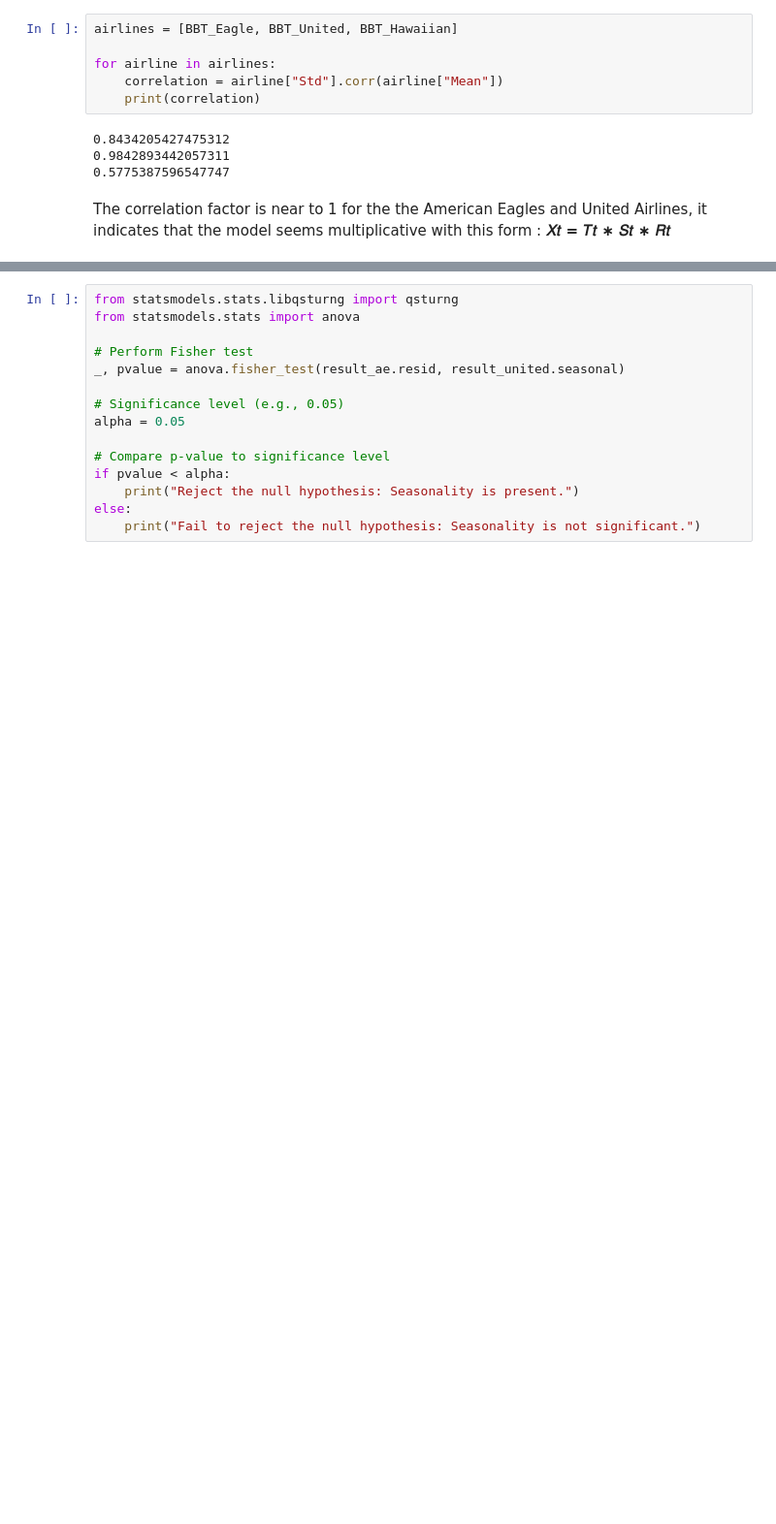
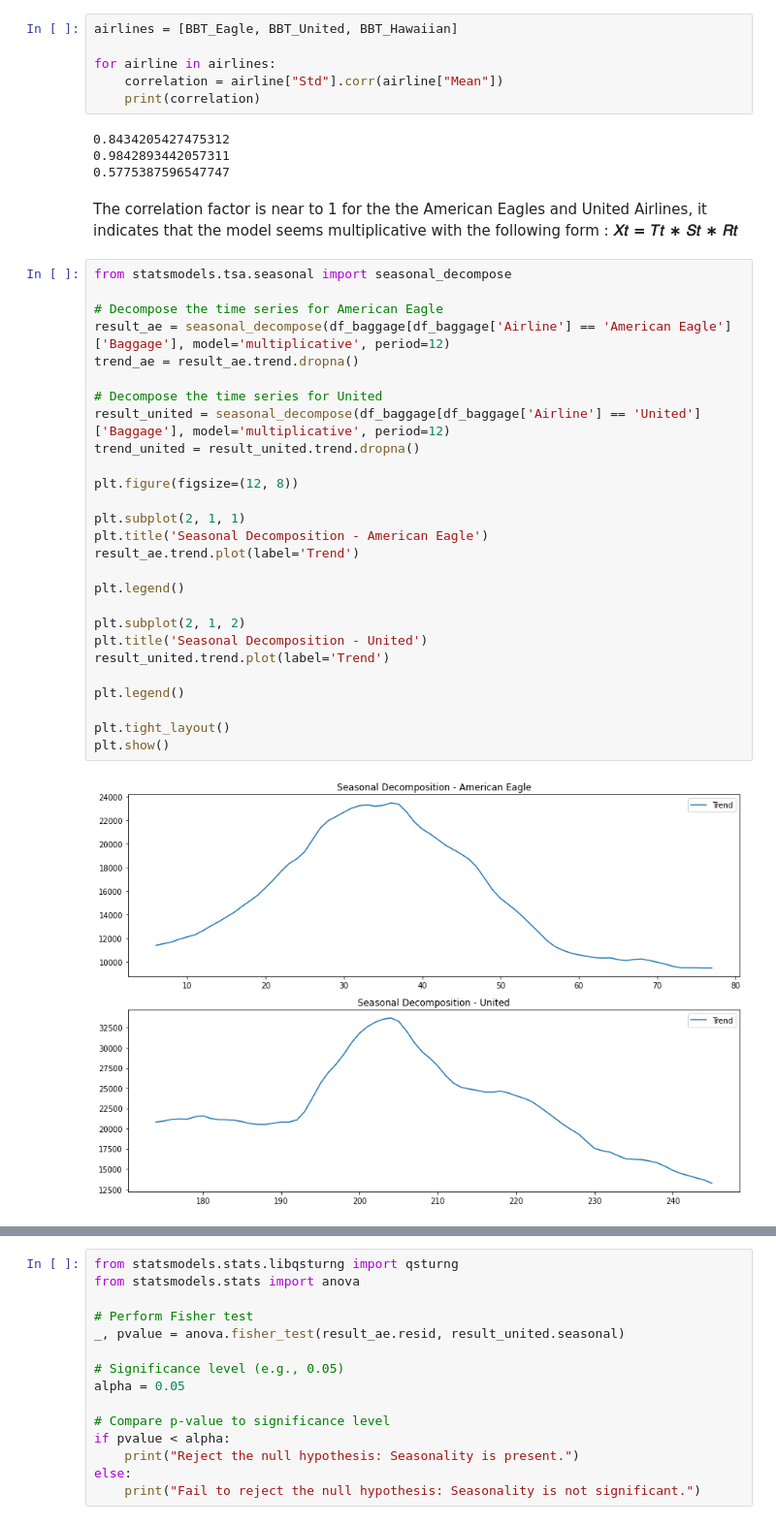
Before and after one commit to claragbl/Time_Series_Analysis_Project, a Jupyter notebook: Time_Series_Gaubil_Rageot.ipynb, the cells around one changed output, grey strips where cells are left out. Shown: that part at 97% size. Cells and saved outputs as stored; diff of their text form; blank space fills up the shorter version.

```diff
--- a/Time_Series_Gaubil_Rageot.ipynb
+++ b/Time_Series_Gaubil_Rageot.ipynb
@@ -450,5 +451,34 @@ for airline in airlines:
 0.9842893442057311
 0.5775387596547747
 # %% [markdown]
-The correlation factor is near to 1 for the the American Eagles and United Airlines, it indicates that the model seems multiplicative with this form : **𝑋𝑡 = 𝑇𝑡 ∗ 𝑆𝑡 ∗ 𝑅𝑡**
+The correlation factor is near to 1 for the the American Eagles and United Airlines, it indicates that the model seems multiplicative with the following form : **𝑋𝑡 = 𝑇𝑡 ∗ 𝑆𝑡 ∗ 𝑅𝑡**
+# %%
+from statsmodels.tsa.seasonal import seasonal_decompose
+
+# Decompose the time series for American Eagle
+result_ae = seasonal_decompose(df_baggage[df_baggage['Airline'] == 'American Eagle']['Baggage'], model='multiplicative', period=12)
+trend_ae = result_ae.trend.dropna()
+
+# Decompose the time series for United
+result_united = seasonal_decompose(df_baggage[df_baggage['Airline'] == 'United']['Baggage'], model='multiplicative', period=12)
+trend_united = result_united.trend.dropna()
+
+plt.figure(figsize=(12, 8))
+
+plt.subplot(2, 1, 1)
+plt.title('Seasonal Decomposition - American Eagle')
+result_ae.trend.plot(label='Trend')
+
+plt.legend()
+
+plt.subplot(2, 1, 2)
+plt.title('Seasonal Decomposition - United')
+result_united.trend.plot(label='Trend')
+
+plt.legend()
+
+plt.tight_layout()
+plt.show()
+# %% [output]
+[figure, added]
 # %%
```
Also changed, not shown: parts of 4 cells of this notebook.
